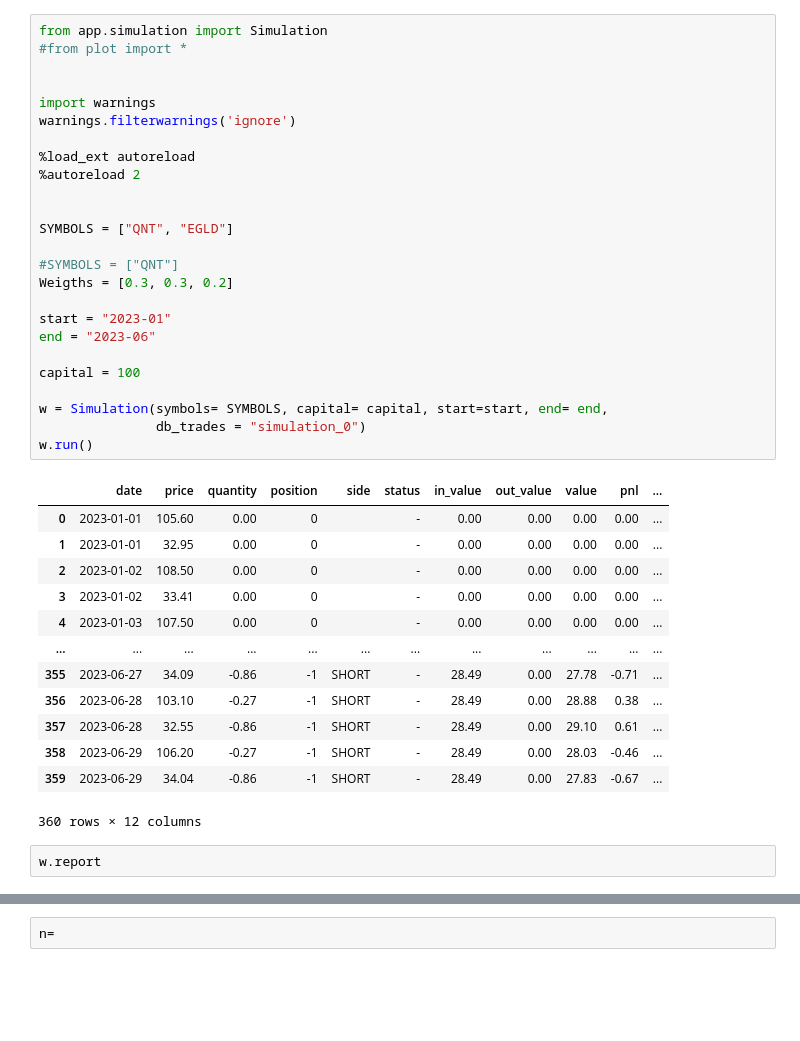
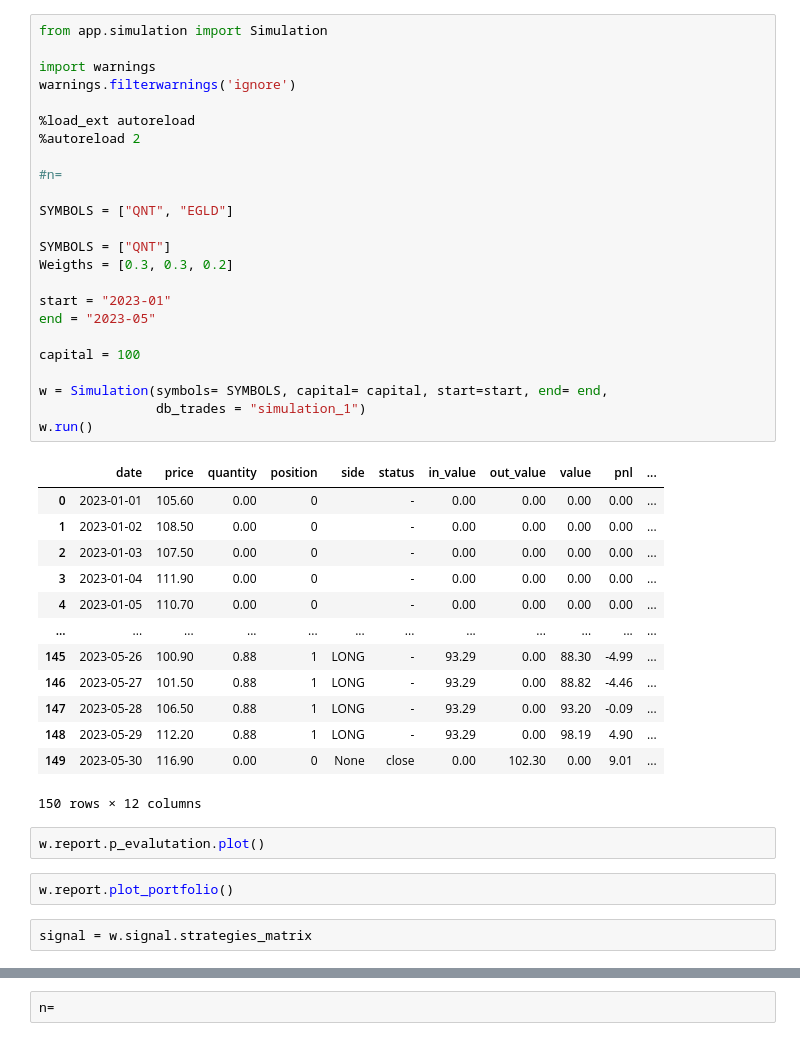
Before and after one commit to cedTrad/WcedSim, a Jupyter notebook: lab.ipynb, the cells around one changed output, grey strips where cells are left out. Saved outputs shown, nothing was run; the diff lists cells and outputs as text; blank space fills up the shorter version.

```diff
--- a/lab.ipynb
+++ b/lab.ipynb
@@ -1,41 +1,44 @@
 # %%
 from app.simulation import Simulation
-#from plot import *
-
 
 import warnings
 warnings.filterwarnings('ignore')
 
 %load_ext autoreload
 %autoreload 2
 
+#n=
 
 SYMBOLS = ["QNT", "EGLD"]
 
-#SYMBOLS = ["QNT"]
+SYMBOLS = ["QNT"]
 Weigths = [0.3, 0.3, 0.2]
 
 start = "2023-01"
-end = "2023-06"
+end = "2023-05"
 
 capital = 100
 
 w = Simulation(symbols= SYMBOLS, capital= capital, start=start, end= end,
-               db_trades = "simulation_0")
+               db_trades = "simulation_1")
 w.run()
 # %% [output]
 |  | date | price | quantity | position | side | status | in_value | out_value | value | pnl | ... |
 | 0 | 2023-01-01 | 105.60 | 0.00 | 0 |  | - | 0.00 | 0.00 | 0.00 | 0.00 | ... |
-| 1 | 2023-01-01 | 32.95 | 0.00 | 0 |  | - | 0.00 | 0.00 | 0.00 | 0.00 | ... |
-| 2 | 2023-01-02 | 108.50 | 0.00 | 0 |  | - | 0.00 | 0.00 | 0.00 | 0.00 | ... |
-| 3 | 2023-01-02 | 33.41 | 0.00 | 0 |  | - | 0.00 | 0.00 | 0.00 | 0.00 | ... |
-| 4 | 2023-01-03 | 107.50 | 0.00 | 0 |  | - | 0.00 | 0.00 | 0.00 | 0.00 | ... |
+| 1 | 2023-01-02 | 108.50 | 0.00 | 0 |  | - | 0.00 | 0.00 | 0.00 | 0.00 | ... |
+| 2 | 2023-01-03 | 107.50 | 0.00 | 0 |  | - | 0.00 | 0.00 | 0.00 | 0.00 | ... |
+| 3 | 2023-01-04 | 111.90 | 0.00 | 0 |  | - | 0.00 | 0.00 | 0.00 | 0.00 | ... |
+| 4 | 2023-01-05 | 110.70 | 0.00 | 0 |  | - | 0.00 | 0.00 | 0.00 | 0.00 | ... |
 | ... | ... | ... | ... | ... | ... | ... | ... | ... | ... | ... | ... |
-| 355 | 2023-06-27 | 34.09 | -0.86 | -1 | SHORT | - | 28.49 | 0.00 | 27.78 | -0.71 | ... |
-| 356 | 2023-06-28 | 103.10 | -0.27 | -1 | SHORT | - | 28.49 | 0.00 | 28.88 | 0.38 | ... |
-| 357 | 2023-06-28 | 32.55 | -0.86 | -1 | SHORT | - | 28.49 | 0.00 | 29.10 | 0.61 | ... |
-| 358 | 2023-06-29 | 106.20 | -0.27 | -1 | SHORT | - | 28.49 | 0.00 | 28.03 | -0.46 | ... |
-| 359 | 2023-06-29 | 34.04 | -0.86 | -1 | SHORT | - | 28.49 | 0.00 | 27.83 | -0.67 | ... |
+| 145 | 2023-05-26 | 100.90 | 0.88 | 1 | LONG | - | 93.29 | 0.00 | 88.30 | -4.99 | ... |
+| 146 | 2023-05-27 | 101.50 | 0.88 | 1 | LONG | - | 93.29 | 0.00 | 88.82 | -4.46 | ... |
+| 147 | 2023-05-28 | 106.50 | 0.88 | 1 | LONG | - | 93.29 | 0.00 | 93.20 | -0.09 | ... |
+| 148 | 2023-05-29 | 112.20 | 0.88 | 1 | LONG | - | 93.29 | 0.00 | 98.19 | 4.90 | ... |
+| 149 | 2023-05-30 | 116.90 | 0.00 | 0 | None | close | 0.00 | 102.30 | 0.00 | 9.01 | ... |
-360 rows × 12 columns
+150 rows × 12 columns
+# %%
+w.report.p_evalutation.plot()
 # %%
-w.report
+w.report.plot_portfolio()
+# %%
+signal = w.signal.strategies_matrix
```
Also changed, not shown: parts of 25 cells of this notebook, 19 other files.
